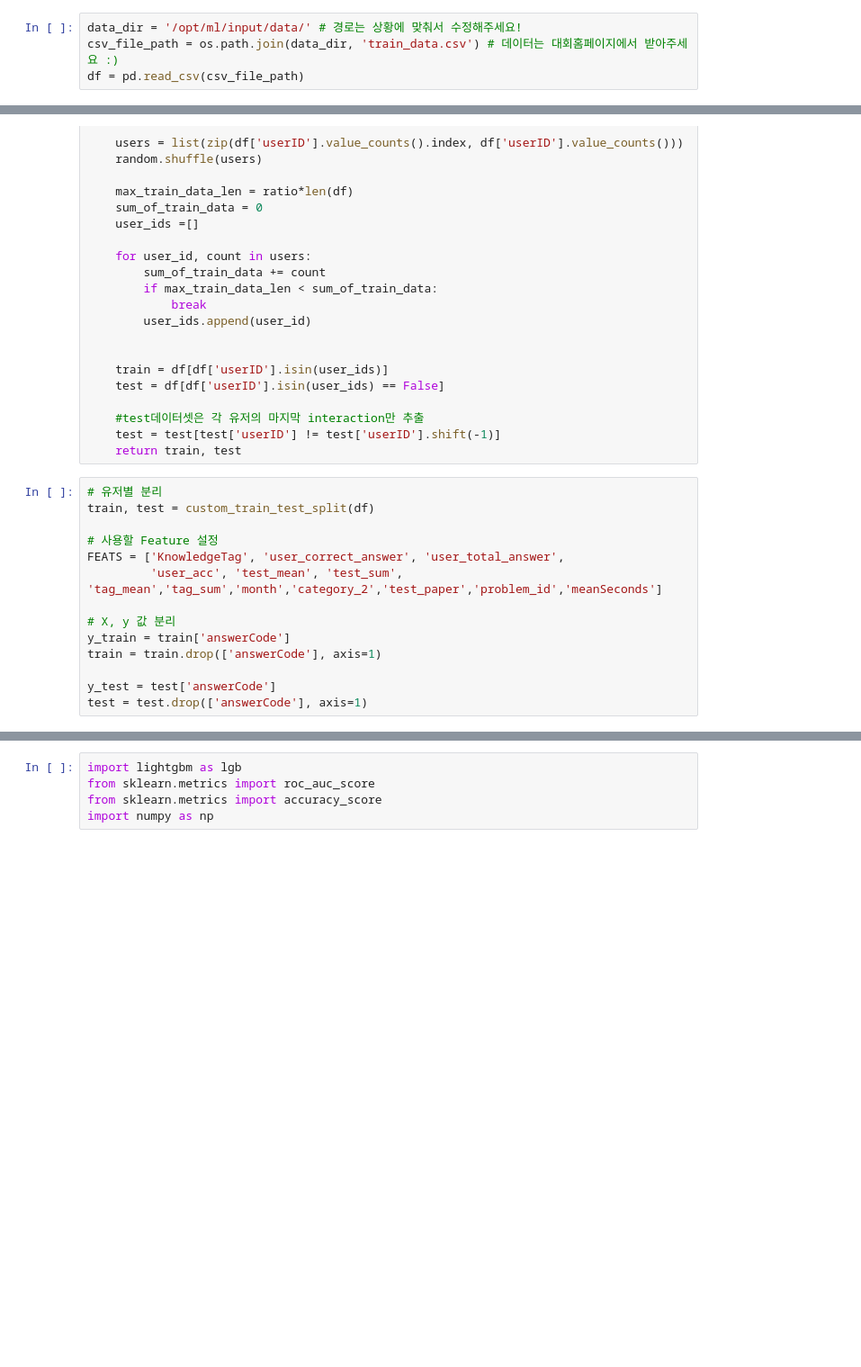
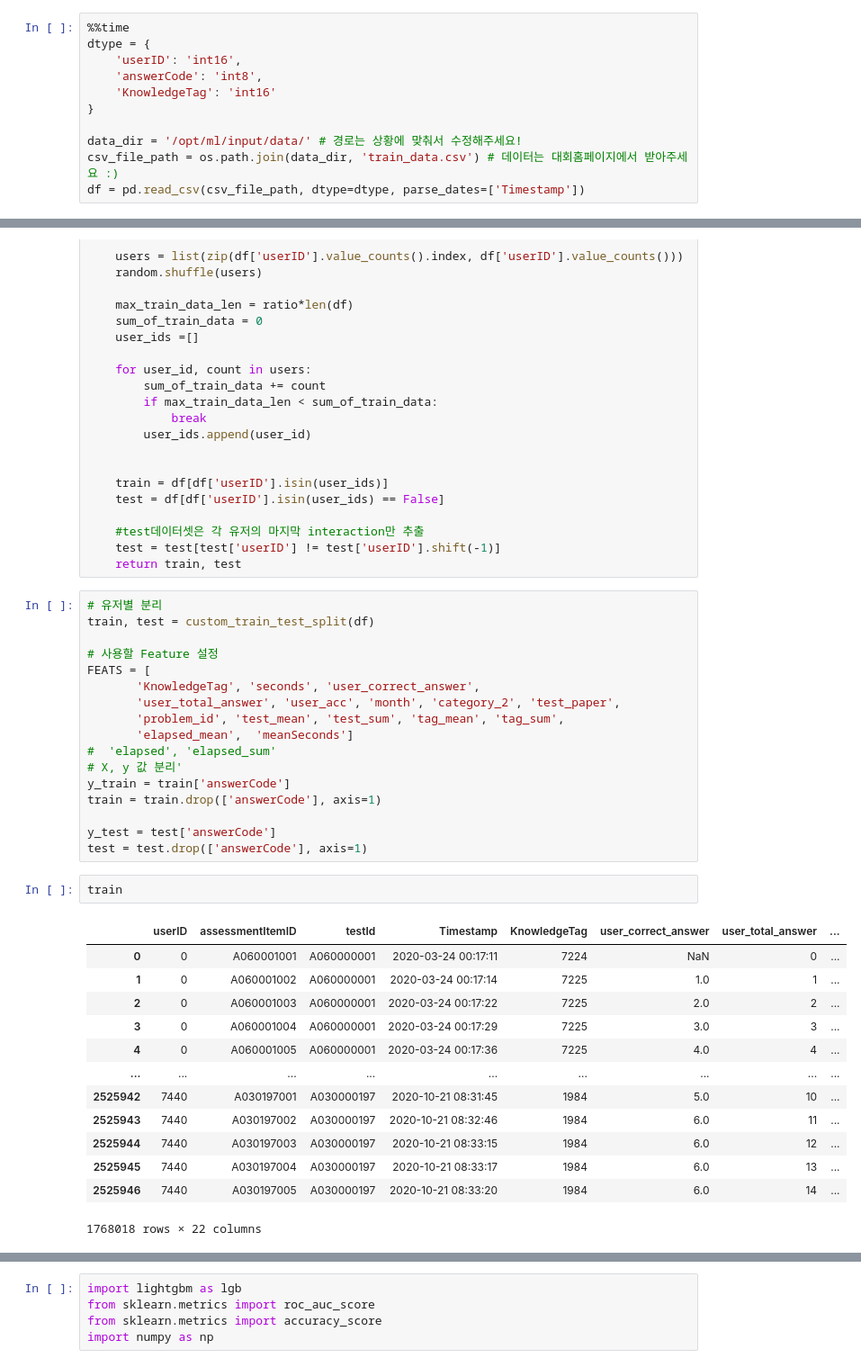
Before and after one commit to boostcampaitech4lv23recsys2/level2_dkt_recsys-level2-recsys-09, a Jupyter notebook: code/EDA/BSS_LGBM_Baseline.ipynb, the cells around one changed output, grey strips where cells are left out. Shown at 90% size. Saved outputs shown, nothing was run; the diff lists cells and outputs as text; blank space fills up the shorter version.

```diff
--- a/code/EDA/BSS_LGBM_Baseline.ipynb
+++ b/code/EDA/BSS_LGBM_Baseline.ipynb
@@ -8,6 +8,13 @@ import random
 # %% [markdown]
 ## 1. 데이터 로딩
 # %%
+%%time
+dtype = {
+    'userID': 'int16',
+    'answerCode': 'int8',
+    'KnowledgeTag': 'int16'
+}
+
 data_dir = '/opt/ml/input/data/' # 경로는 상황에 맞춰서 수정해주세요!
 csv_file_path = os.path.join(data_dir, 'train_data.csv') # 데이터는 대회홈페이지에서 받아주세요 :)
-df = pd.read_csv(csv_file_path)
+df = pd.read_csv(csv_file_path, dtype=dtype, parse_dates=['Timestamp'])
@@ -126,12 +172,31 @@ def custom_train_test_split(df, ratio=0.7, split=True):
 train, test = custom_train_test_split(df)
 
 # 사용할 Feature 설정
-FEATS = ['KnowledgeTag', 'user_correct_answer', 'user_total_answer',
-         'user_acc', 'test_mean', 'test_sum', 'tag_mean','tag_sum','month','category_2','test_paper','problem_id','meanSeconds']
-
-# X, y 값 분리
+FEATS = [
+       'KnowledgeTag', 'seconds', 'user_correct_answer',
+       'user_total_answer', 'user_acc', 'month', 'category_2', 'test_paper',
+       'problem_id', 'test_mean', 'test_sum', 'tag_mean', 'tag_sum',
+       'elapsed_mean',  'meanSeconds']
+#  'elapsed', 'elapsed_sum'
+# X, y 값 분리'
 y_train = train['answerCode']
 train = train.drop(['answerCode'], axis=1)
 
 y_test = test['answerCode']
 test = test.drop(['answerCode'], axis=1)
+# %%
+train
+# %% [output]
+|  | userID | assessmentItemID | testId | Timestamp | KnowledgeTag | user_correct_answer | user_total_answer | ... |
+| 0 | 0 | A060001001 | A060000001 | 2020-03-24 00:17:11 | 7224 | NaN | 0 | ... |
+| 1 | 0 | A060001002 | A060000001 | 2020-03-24 00:17:14 | 7225 | 1.0 | 1 | ... |
+| 2 | 0 | A060001003 | A060000001 | 2020-03-24 00:17:22 | 7225 | 2.0 | 2 | ... |
+| 3 | 0 | A060001004 | A060000001 | 2020-03-24 00:17:29 | 7225 | 3.0 | 3 | ... |
+| 4 | 0 | A060001005 | A060000001 | 2020-03-24 00:17:36 | 7225 | 4.0 | 4 | ... |
+| ... | ... | ... | ... | ... | ... | ... | ... | ... |
+| 2525942 | 7440 | A030197001 | A030000197 | 2020-10-21 08:31:45 | 1984 | 5.0 | 10 | ... |
+| 2525943 | 7440 | A030197002 | A030000197 | 2020-10-21 08:32:46 | 1984 | 6.0 | 11 | ... |
+| 2525944 | 7440 | A030197003 | A030000197 | 2020-10-21 08:33:15 | 1984 | 6.0 | 12 | ... |
+| 2525945 | 7440 | A030197004 | A030000197 | 2020-10-21 08:33:17 | 1984 | 6.0 | 13 | ... |
+| 2525946 | 7440 | A030197005 | A030000197 | 2020-10-21 08:33:20 | 1984 | 6.0 | 14 | ... |
+1768018 rows × 22 columns
```
Also changed, not shown: parts of 15 cells of this notebook, 1 other file.
